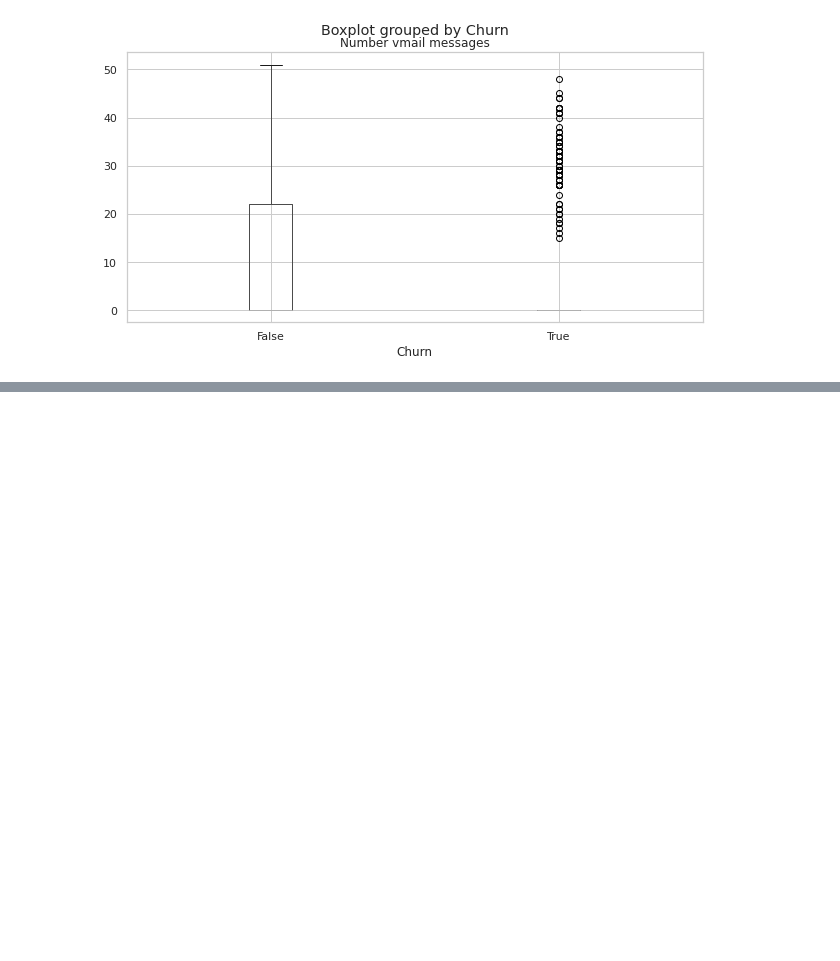
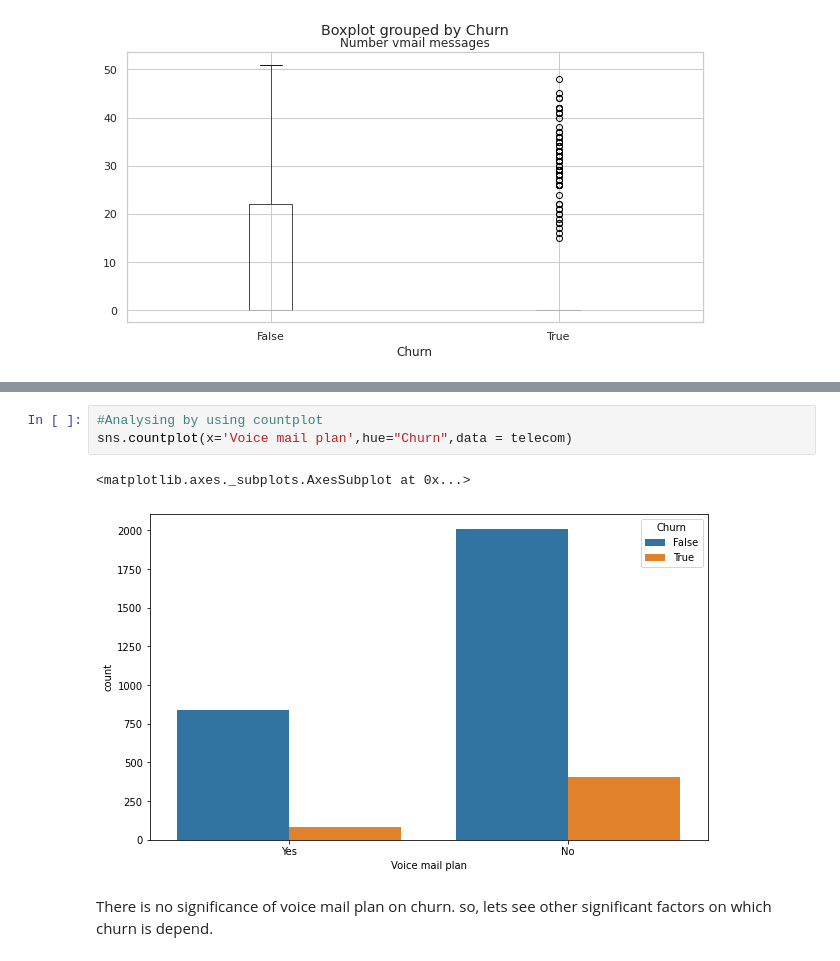
Before and after one commit to umeshbudhori/EDA--Telecom-Churn-Analysis, a Jupyter notebook: EDA_Telecom_Churn_Analysis.ipynb, the cells around one changed output, grey strips where cells are left out. Saved outputs shown, nothing was run; the diff lists cells and outputs as text; blank space fills up the shorter version.

```diff
--- a/EDA_Telecom_Churn_Analysis.ipynb
+++ b/EDA_Telecom_Churn_Analysis.ipynb
@@ -522,0 +580,8 @@ plt.show()
+# %%
+#Analysing by using countplot
+sns.countplot(x='Voice mail plan',hue="Churn",data = telecom)
+# %% [output]
+<matplotlib.axes._subplots.AxesSubplot at 0x...>
+[figure, added]
+# %% [markdown]
+There is no significance of voice mail plan on churn. so, lets see other significant factors on which churn is depend.
```
Also changed, not shown: parts of 43 cells of this notebook.
